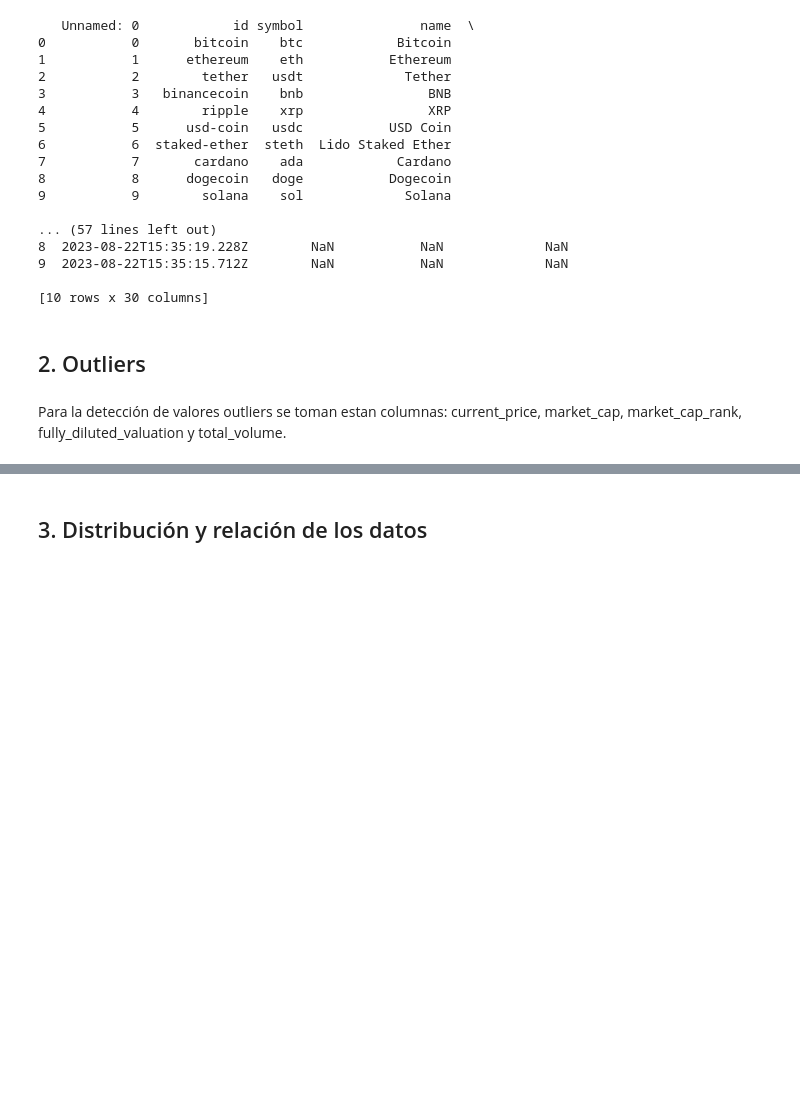
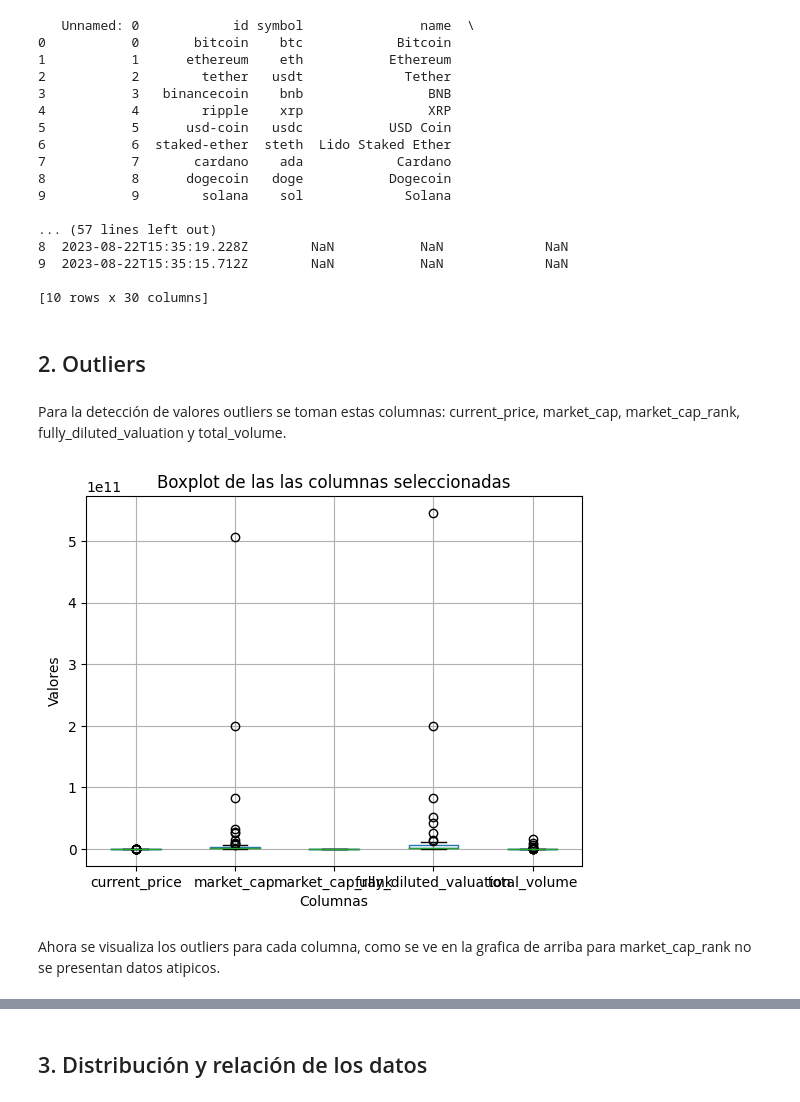
Before and after one commit to melodiromero/criptomonedas, a Jupyter notebook: eda_monedas.ipynb, the cells around one changed output, grey strips where cells are left out. Drawn from its saved outputs; the diff is of its cells as text; code cells hidden in the pictures; blank space fills up the shorter version.

```diff
--- a/eda_monedas.ipynb
+++ b/eda_monedas.ipynb
@@ -209,4 +209,20 @@ print(top_10)
 # %% [markdown]
 ## 2. Outliers
 # %% [markdown]
-Para la detección de valores outliers se toman estan columnas: current_price, market_cap, market_cap_rank, fully_diluted_valuation y total_volume.
+Para la detección de valores outliers se toman estas columnas: current_price, market_cap, market_cap_rank, fully_diluted_valuation y total_volume.
+# %%
+# Se averigua datos outliers para las variables cualitativas, se crea boxplot para las columnas de interés.
+
+columnas = ['current_price', 'market_cap', 'market_cap_rank', 'fully_diluted_valuation', 'total_volume']
+
+df[columnas].boxplot()
+
+plt.xlabel('Columnas')
+plt.ylabel('Valores')
+plt.title('Boxplot de las las columnas seleccionadas')
+
+plt.show()
+# %% [output]
+[figure, added]
+# %% [markdown]
+Ahora se visualiza los outliers para cada columna, como se ve en la grafica de arriba para market_cap_rank no se presentan datos atipicos.
```
Also changed, not shown: parts of 5 cells of this notebook.
